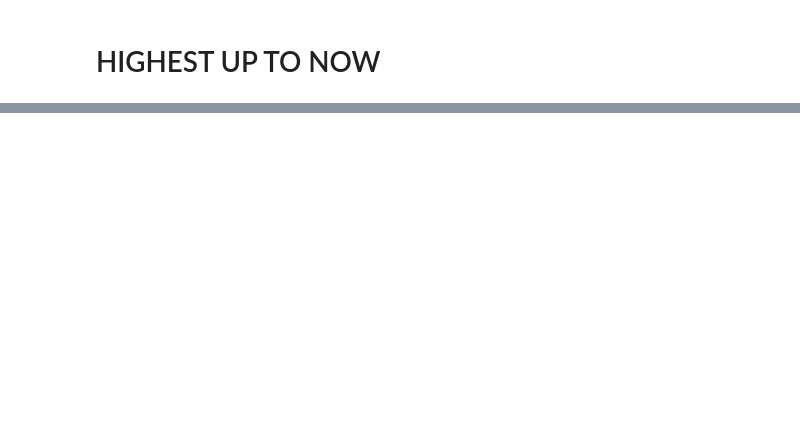
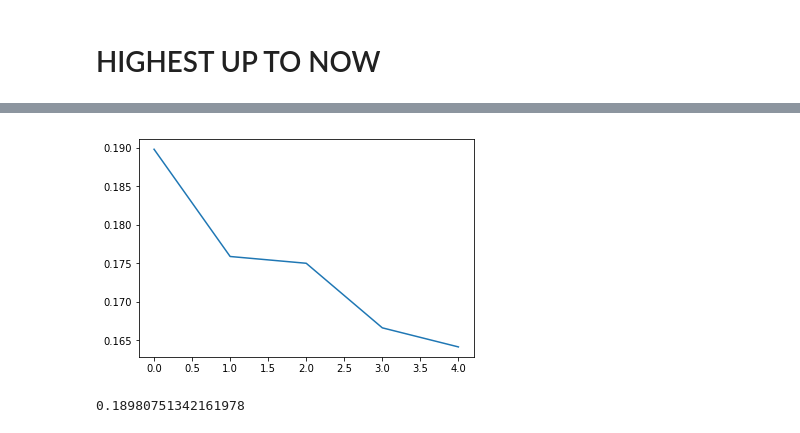
Before and after one commit to SolbiatiAlessandro/kaggle-pets, a Jupyter notebook: models/KNN/kNN.ipynb, the cells around one changed output, grey strips where cells are left out. Cells and saved outputs as stored; diff of their text form; code cells hidden in the pictures; blank space fills up the shorter version.

```diff
--- a/models/KNN/kNN.ipynb
+++ b/models/KNN/kNN.ipynb
@@ -253,0 +243,3 @@ Tue Mar 12 16:22:25 2019 [dogs.__init__] initialized succesfully
+# %%
+score_knn()
+# %% [output]
@@ -253,0 +251,2 @@ Tue Mar 12 16:22:25 2019 [dogs.__init__] initialized succesfully
+[figure, added]
+0.18980751342161978
```
Also changed, not shown: parts of 168 cells of this notebook, 3 other files.
